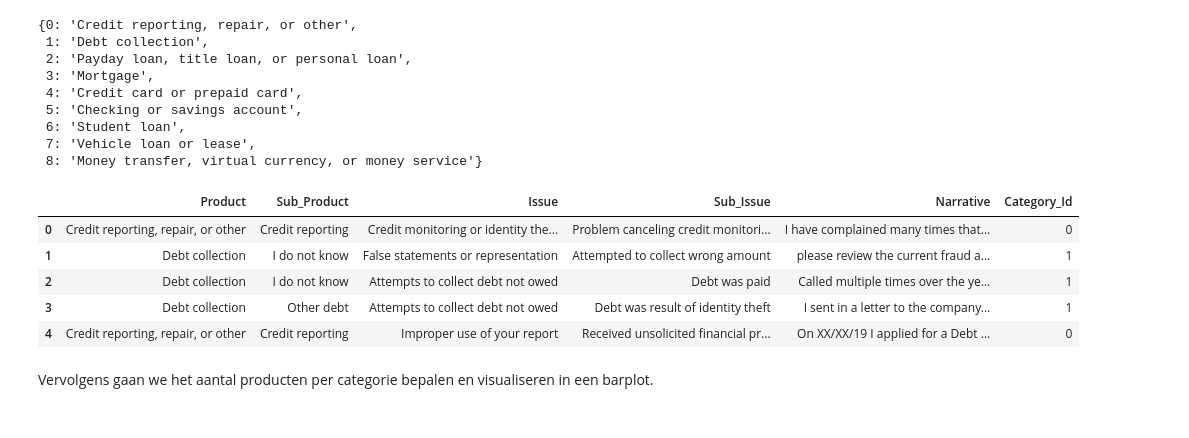
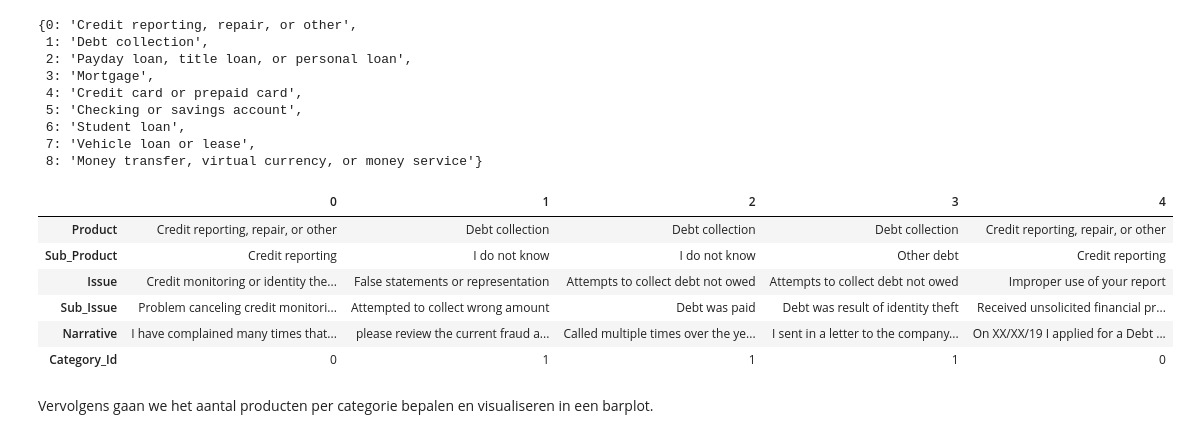
Before and after one commit to WouterStemgee/applied-machine-learning-consumer-complaints-database, a Jupyter notebook: sprint1_Wouter.ipynb, the cells around one changed output. Saved outputs shown, nothing was run; the diff lists cells and outputs as text; code cells hidden in the pictures.

```diff
--- a/sprint1_Wouter.ipynb
+++ b/sprint1_Wouter.ipynb
@@ -129,14 +129,15 @@ categories
  8: 'Money transfer, virtual currency, or money service'}
 # %%
 # Nieuwe DataFrame met de extra kolom weergeven
-df.head()
+df.head().T
 # %% [output]
-|  | Product | Sub_Product | Issue | Sub_Issue | Narrative | Category_Id |
-| 0 | Credit reporting, repair, or other | Credit reporting | Credit monitoring or identity the... | Problem canceling credit monitori... | I have complained many times that... | 0 |
-| 1 | Debt collection | I do not know | False statements or representation | Attempted to collect wrong amount | please review the current fraud a... | 1 |
-| 2 | Debt collection | I do not know | Attempts to collect debt not owed | Debt was paid | Called multiple times over the ye... | 1 |
-| 3 | Debt collection | Other debt | Attempts to collect debt not owed | Debt was result of identity theft | I sent in a letter to the company... | 1 |
-| 4 | Credit reporting, repair, or other | Credit reporting | Improper use of your report | Received unsolicited financial pr... | On XX/XX/19 I applied for a Debt ... | 0 |
+|  | 0 | 1 | 2 | 3 | 4 |
+| Product | Credit reporting, repair, or other | Debt collection | Debt collection | Debt collection | Credit reporting, repair, or other |
+| Sub_Product | Credit reporting | I do not know | I do not know | Other debt | Credit reporting |
+| Issue | Credit monitoring or identity the... | False statements or representation | Attempts to collect debt not owed | Attempts to collect debt not owed | Improper use of your report |
+| Sub_Issue | Problem canceling credit monitori... | Attempted to collect wrong amount | Debt was paid | Debt was result of identity theft | Received unsolicited financial pr... |
+| Narrative | I have complained many times that... | please review the current fraud a... | Called multiple times over the ye... | I sent in a letter to the company... | On XX/XX/19 I applied for a Debt ... |
+| Category_Id | 0 | 1 | 1 | 1 | 0 |
 # %% [markdown]
 Vervolgens gaan we het aantal producten per categorie bepalen en visualiseren in een barplot.
 # %%
```
Also changed, not shown: parts of 22 cells of this notebook.
